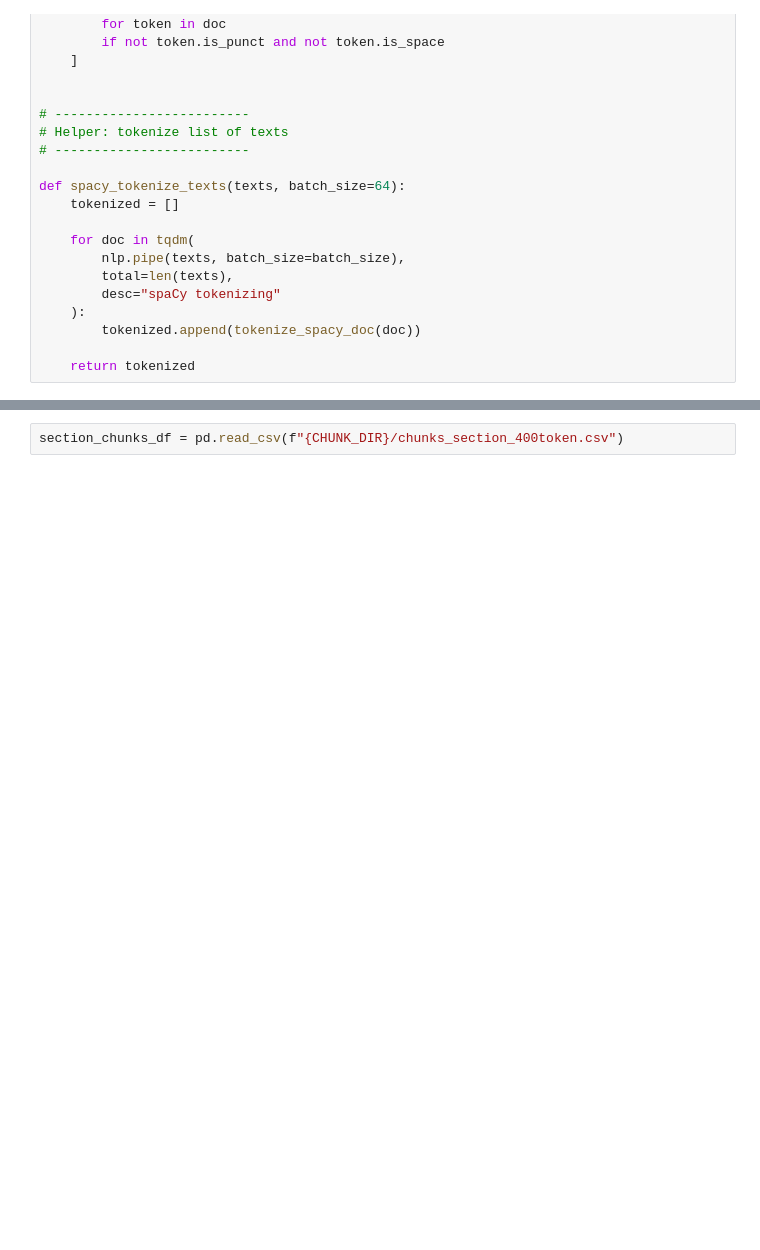
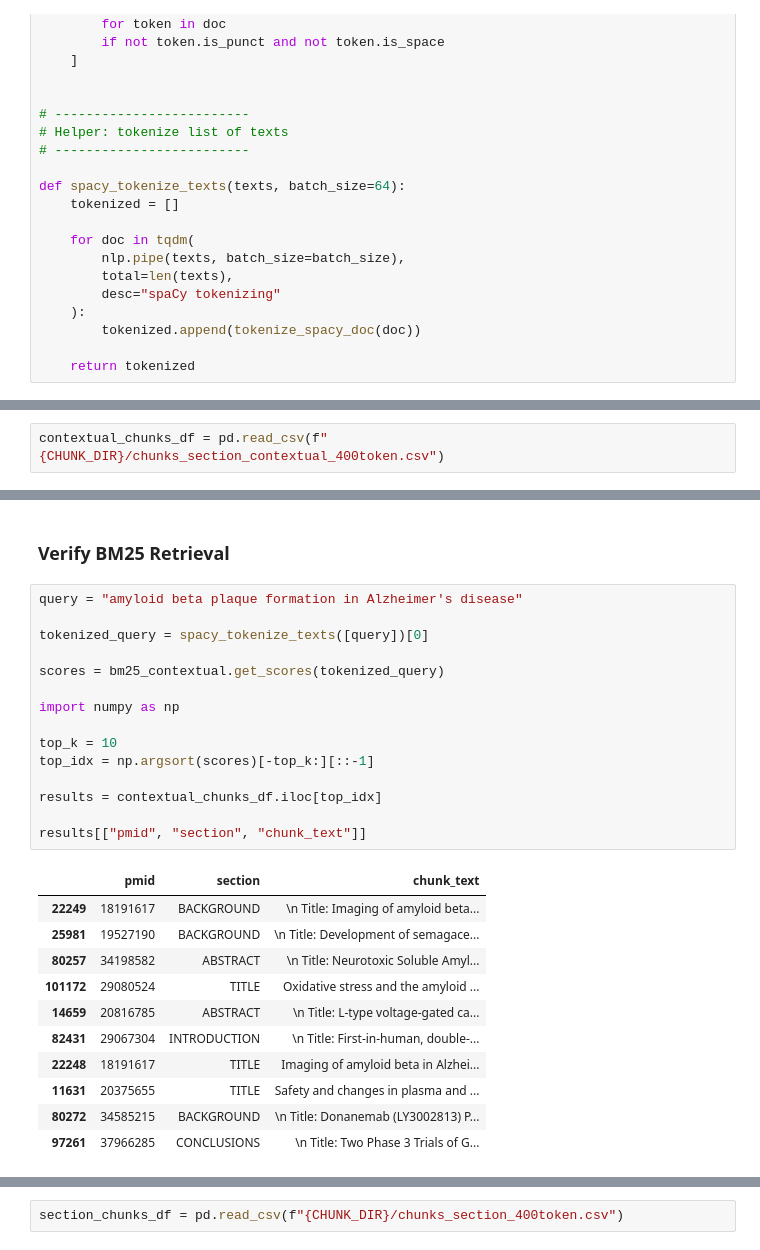
Before and after one commit to pakkei1212/smu-llm-group-project, a Jupyter notebook: notebooks/pubmed_embeddings_pipelines.ipynb, the cells around one changed output, grey strips where cells are left out. Drawn from its saved outputs; the diff is of its cells as text; blank space fills up the shorter version.

Commit message:
added section-aware contextual chunking

```diff
--- a/notebooks/pubmed_embeddings_pipelines.ipynb
+++ b/notebooks/pubmed_embeddings_pipelines.ipynb
@@ -107,0 +110,2 @@ def spacy_tokenize_texts(texts, batch_size=64):
+# %%
+contextual_chunks_df = pd.read_csv(f"{CHUNK_DIR}/chunks_section_contextual_400token.csv")
@@ -108 +275,30 @@ def spacy_tokenize_texts(texts, batch_size=64):
+# %% [markdown]
+### Verify BM25 Retrieval
+# %%
+query = "amyloid beta plaque formation in Alzheimer's disease"
+
+tokenized_query = spacy_tokenize_texts([query])[0]
+
+scores = bm25_contextual.get_scores(tokenized_query)
+
+import numpy as np
+
+top_k = 10
+top_idx = np.argsort(scores)[-top_k:][::-1]
+
+results = contextual_chunks_df.iloc[top_idx]
+
+results[["pmid", "section", "chunk_text"]]
+# %% [output]
+|  | pmid | section | chunk_text |
+| 22249 | 18191617 | BACKGROUND | \n Title: Imaging of amyloid beta... |
+| 25981 | 19527190 | BACKGROUND | \n Title: Development of semagace... |
+| 80257 | 34198582 | ABSTRACT | \n Title: Neurotoxic Soluble Amyl... |
+| 101172 | 29080524 | TITLE | Oxidative stress and the amyloid ... |
+| 14659 | 20816785 | ABSTRACT | \n Title: L-type voltage-gated ca... |
+| 82431 | 29067304 | INTRODUCTION | \n Title: First-in-human, double-... |
+| 22248 | 18191617 | TITLE | Imaging of amyloid beta in Alzhei... |
+| 11631 | 20375655 | TITLE | Safety and changes in plasma and ... |
+| 80272 | 34585215 | BACKGROUND | \n Title: Donanemab (LY3002813) P... |
+| 97261 | 37966285 | CONCLUSIONS | \n Title: Two Phase 3 Trials of G... |
 # %% [markdown]
```
Also changed, not shown: parts of 18 cells of this notebook, 1 other file.
